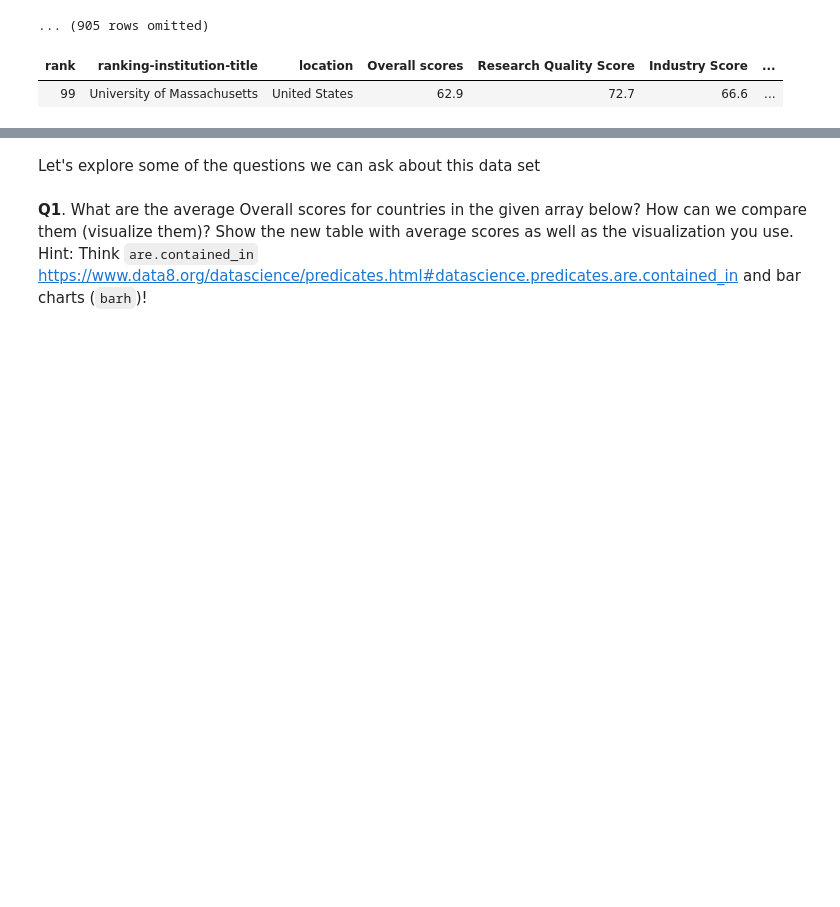
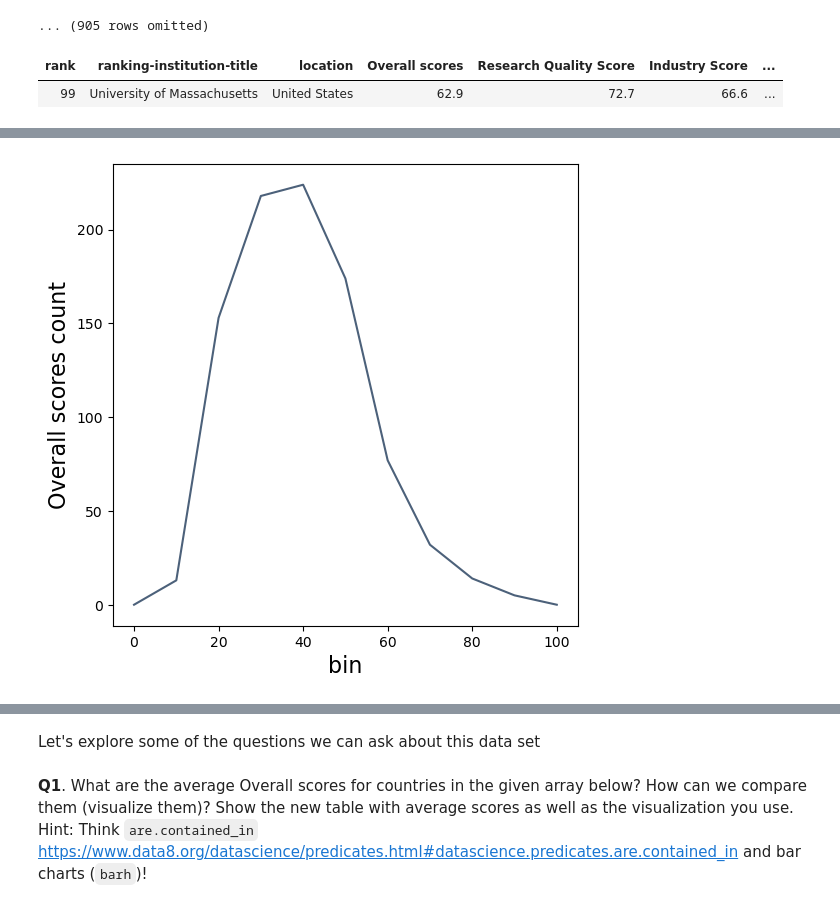
Before and after one commit to ucsb-ds/cmpsc5a-s25-students, a Jupyter notebook: labs/lab04/lab04.ipynb, the cells around one changed output, grey strips where cells are left out. Drawn from its saved outputs; the diff is of its cells as text; code cells hidden in the pictures; blank space fills up the shorter version.

```diff
--- a/labs/lab04/lab04.ipynb
+++ b/labs/lab04/lab04.ipynb
@@ -41,0 +76,5 @@ ranking.where('rank',99)
+# %%
+temp = ranking.bin("Overall scores",bins=np.arange(0,101,10))
+temp.plot("bin","Overall scores count")
+# %% [output]
+[figure, added]
```
Also changed, not shown: parts of 13 cells of this notebook.
